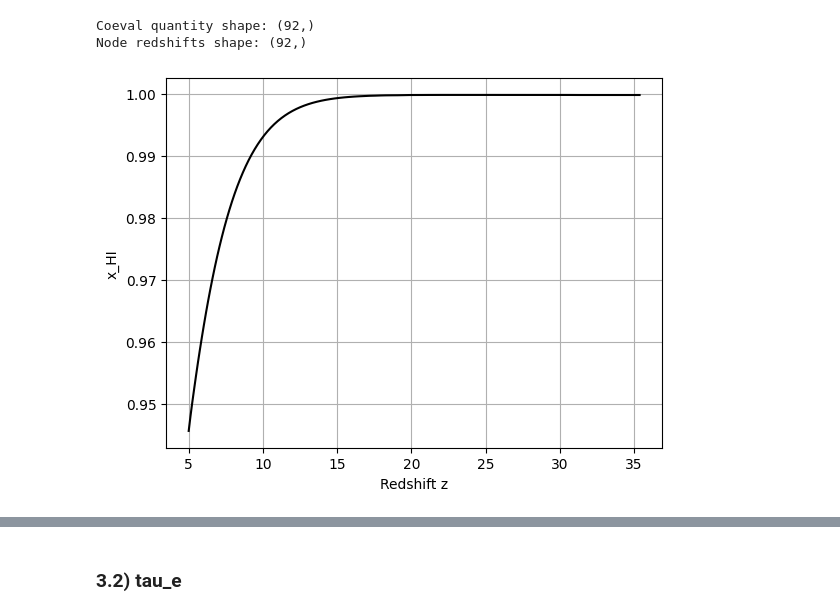
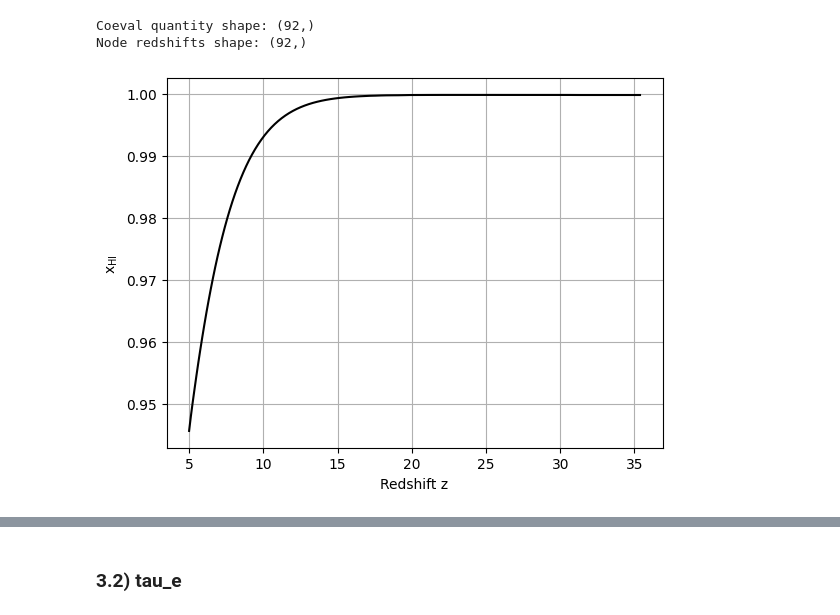
Before and after one commit to nikos-triantafyllou/Database-21cmFASTv4, a Jupyter notebook: Tutorial/Database_Tutorial.ipynb, the cells around one changed output, grey strips where cells are left out. Cells and saved outputs as stored; diff of their text form; code cells hidden in the pictures.

```diff
--- a/Tutorial/Database_Tutorial.ipynb
+++ b/Tutorial/Database_Tutorial.ipynb
@@ -204,13 +206,13 @@ Node redshifts shape: (92,)
 # %%
 # Let's plot it!
 fig, ax = plt.subplots()
 plt.plot(node_redshifts, x_HI_coev, color='black')
 plt.xlabel('Redshift z')
-plt.ylabel('x_HI')
+plt.ylabel(r'$\rm x_{HI}$')
 plt.grid()
 plt.show()
 # %% [output]
-[figure, old version]
+[figure, new version]
 # %%
 # Let's plot the other 2 quantities
 T_kin_all_gas_coev = hdf['coeval_data']['T_kin_all_gas'][:]
```
Also changed, not shown: parts of 65 cells of this notebook, 1 other file.
